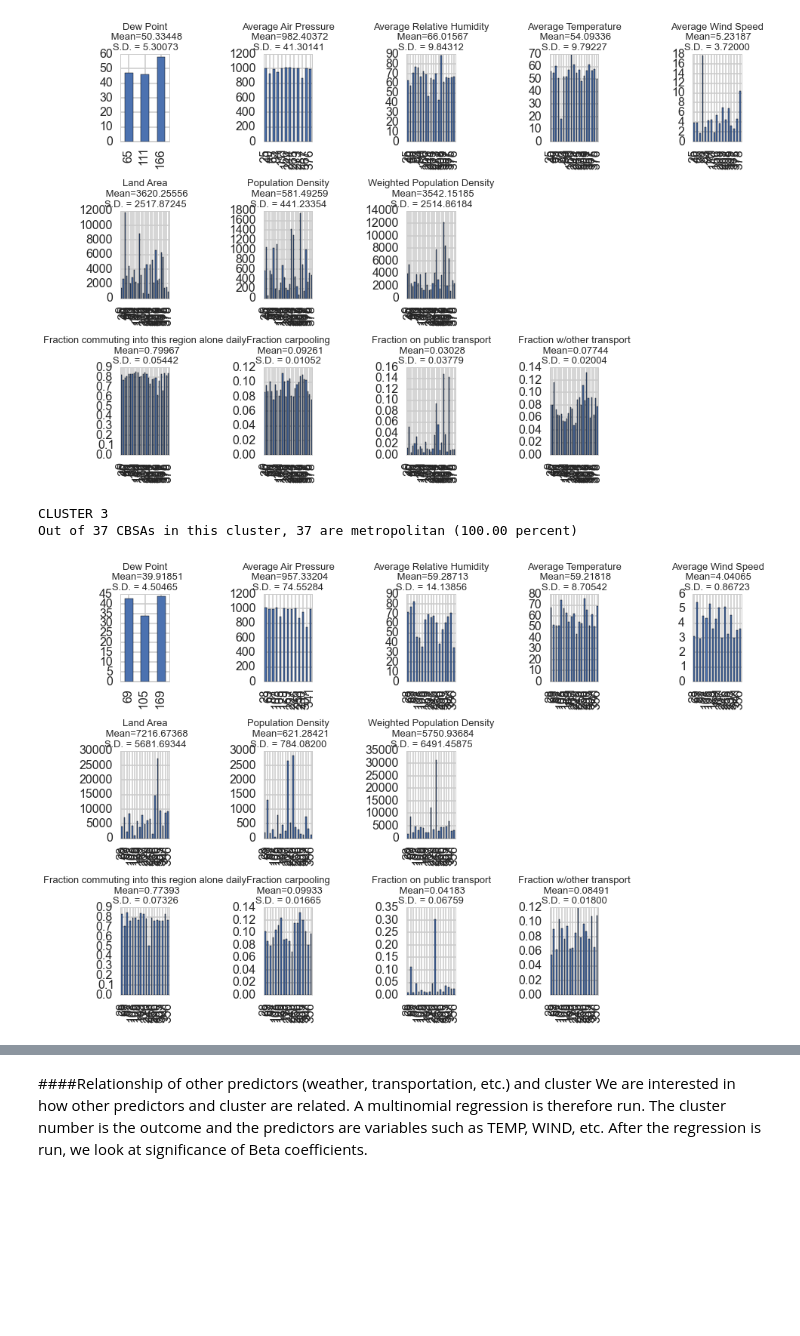
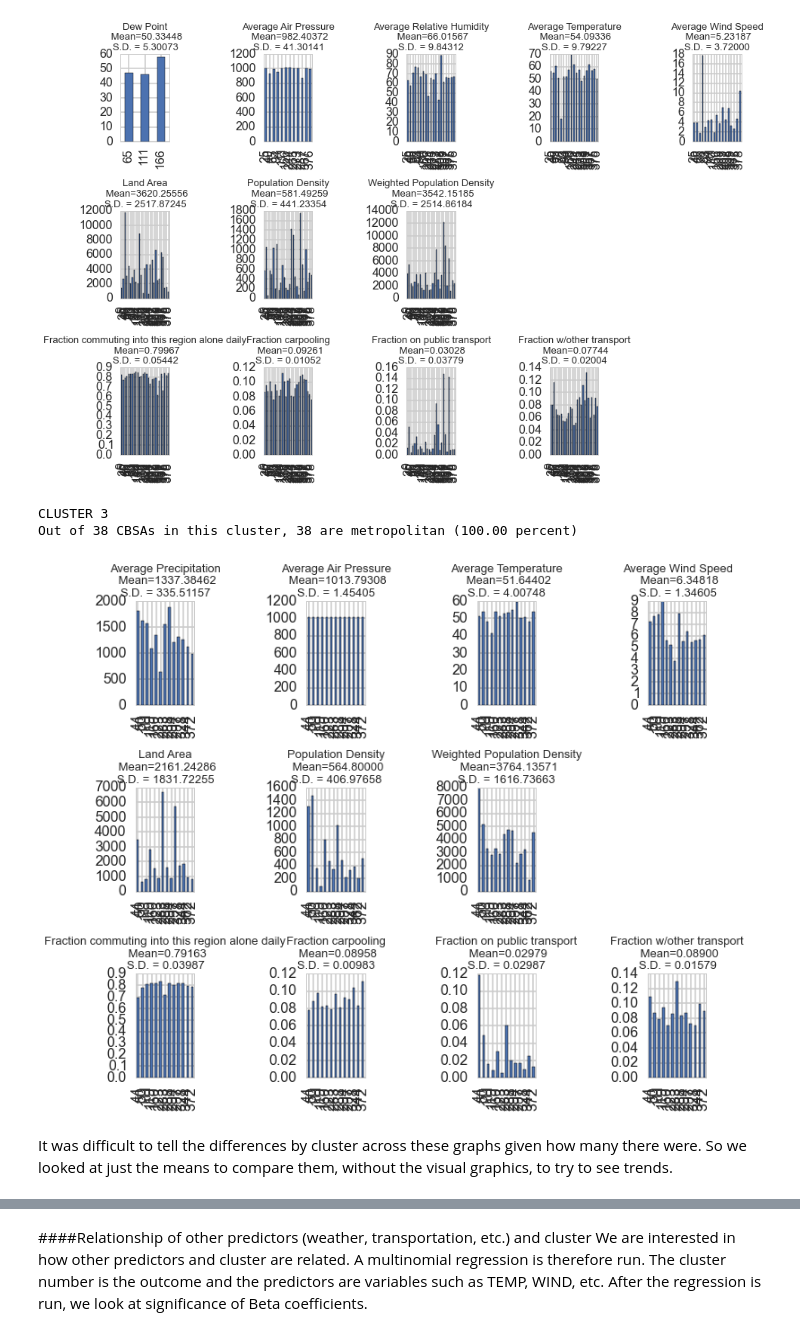
Before and after one commit to mchaffin17/AirPollutionFinalProject, a Jupyter notebook: UnsupervisedAnalysis.ipynb, the cells around one changed output, grey strips where cells are left out. Drawn from its saved outputs; the diff is of its cells as text; code cells hidden in the pictures; blank space fills up the shorter version.

```diff
--- a/UnsupervisedAnalysis.ipynb
+++ b/UnsupervisedAnalysis.ipynb
@@ -32,7 +32,8 @@ from time import time
 Since pollutant levels over the year do not seem to vary much, we completed this analysis with the yearly data we had cleaned.
 # %%
 #Read in yearly data
-YearDat = pd.read_csv('YearDat.csv')  #may have non-complete weather data
+#YearDat = pd.read_csv('YearDat.csv')  #has non-complete weather data
+YearDat = pd.read_csv('YearDat2.csv') #has no incomplete data for covariates
 # %% [markdown]
 ### Complete Case Analysis
 If we subset our yearly data to cities for which we have no missing data, we have data on 80 cities.  Our YearDat.csv file has data on 533 cities in total so we lose a lot of data when we do this.  However, hierarchical clustering needs complete cases in order to work; with missing data it uses infinity as the 'distance' and thus the algorithm cannot run.
@@ -1013,27 +1026,22 @@ clustertouse = cluster3_allVars
 print 'CLUSTER 3'
 #Weather variables
 plt.subplot(3, 5, 1)
-vals = clustertouse[~np.isnan(clustertouse['DP'])]['DP']
+vals = clustertouse[~np.isnan(clustertouse['Precip'])]['Precip']
 vals.plot(kind='bar')
-plt.title('Dew Point\n Mean=%0.5f\nS.D. = %0.5f'%(np.mean(vals),np.std(vals)),fontsize=13)
+plt.title('Average Precipitation\n Mean=%0.5f\nS.D. = %0.5f'%(np.mean(vals),np.std(vals)),fontsize=13)
 
 plt.subplot(3, 5, 2)
-vals = clustertouse[~np.isnan(clustertouse['PRESS'])]['PRESS']
+vals = clustertouse[~np.isnan(clustertouse['Pressure'])]['Pressure']
 vals.plot(kind='bar')
 plt.title('Average Air Pressure\n Mean=%0.5f\nS.D. = %0.5f'%(np.mean(vals),np.std(vals)),fontsize=13)
 
 plt.subplot(3, 5, 3)
-vals = clustertouse[~np.isnan(clustertouse['RH'])]['RH']
-vals.plot(kind='bar')
-plt.title('Average Relative Humidity\n Mean=%0.5f\nS.D. = %0.5f'%(np.mean(vals),np.std(vals)),fontsize=13)
-
-plt.subplot(3, 5, 4)
-vals = clustertouse[~np.isnan(clustertouse['TEMP'])]['TEMP']
+vals = clustertouse[~np.isnan(clustertouse['Temp'])]['Temp']
 vals.plot(kind='bar')
 plt.title('Average Temperature\n Mean=%0.5f\nS.D. = %0.5f'%(np.mean(vals),np.std(vals)),fontsize=13)
 
-plt.subplot(3, 5, 5)
-vals = clustertouse[~np.isnan(clustertouse['WIND'])]['WIND']
+plt.subplot(3, 5, 4)
+vals = clustertouse[~np.isnan(clustertouse['Wind'])]['Wind']
 vals.plot(kind='bar')
 plt.title('Average Wind Speed\n Mean=%0.5f\nS.D. = %0.5f'%(np.mean(vals),np.std(vals)),fontsize=13)
 
@@ -1053,35 +1061,37 @@ plt.title('Population Density\n Mean=%0.5f\nS.D. = %0.5f'%(np.mean(vals),np.std(
 
 plt.subplot(3, 5, 8)
 vals = clustertouse[~np.isnan(clustertouse['pop_weight2010'])]['pop_weight2010']
 vals.plot(kind='bar')
 plt.title('Weighted Population Density\n Mean=%0.5f\nS.D. = %0.5f'%(np.mean(vals),np.std(vals)),fontsize=13)
 
 #Transportation variables
 plt.subplot(3, 5, 11)
 vals = clustertouse[~np.isnan(clustertouse['alone_frac'])]['alone_frac']
 vals.plot(kind='bar')
 plt.title('Fraction commuting into this region alone daily\n Mean=%0.5f\nS.D. = %0.5f'%(np.mean(vals),np.std(vals)),fontsize=13)
 
 plt.subplot(3, 5, 12)
 vals = clustertouse[~np.isnan(clustertouse['carpool_frac'])]['carpool_frac']
 vals.plot(kind='bar')
 plt.title('Fraction carpooling\n Mean=%0.5f\nS.D. = %0.5f'%(np.mean(vals),np.std(vals)),fontsize=13)
 
 plt.subplot(3, 5, 13)
 vals = clustertouse[~np.isnan(clustertouse['pt_frac'])]['pt_frac']
 vals.plot(kind='bar')
 plt.title('Fraction on public transport\n Mean=%0.5f\nS.D. = %0.5f'%(np.mean(vals),np.std(vals)),fontsize=13)
 
 plt.subplot(3, 5, 14)
 vals = clustertouse[~np.isnan(clustertouse['other_frac'])]['other_frac']
 vals.plot(kind='bar')
 plt.title('Fraction w/other transport\n Mean=%0.5f\nS.D. = %0.5f'%(np.mean(vals),np.std(vals)),fontsize=13)
 
 plt.tight_layout()
 # %% [output]
 CLUSTER 3
-Out of 37 CBSAs in this cluster, 37 are metropolitan (100.00 percent)
+Out of 38 CBSAs in this cluster, 38 are metropolitan (100.00 percent)
-[figure, old version]
+[figure, new version]
+# %% [markdown]
+It was difficult to tell the differences by cluster across these graphs given how many there were.  So we looked at just the means to compare them, without the visual graphics, to try to see trends.
 # %%
 d=[]
 clustertouse=cluster0_allVars #cluster 0
```
Also changed, not shown: parts of 27 cells of this notebook.
